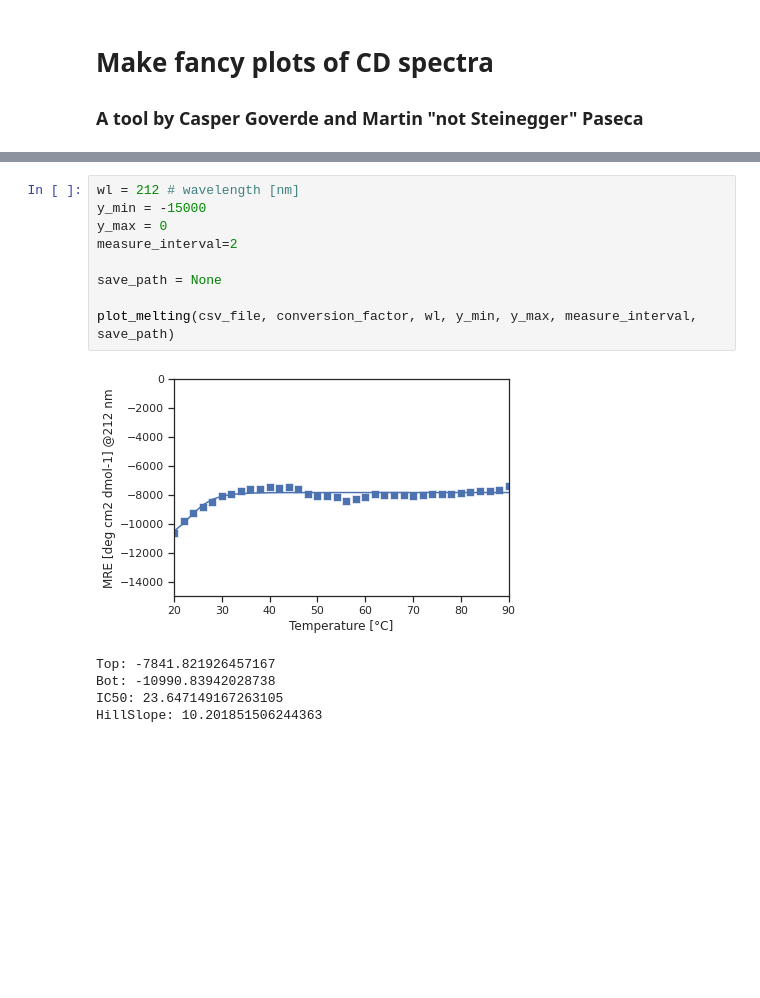
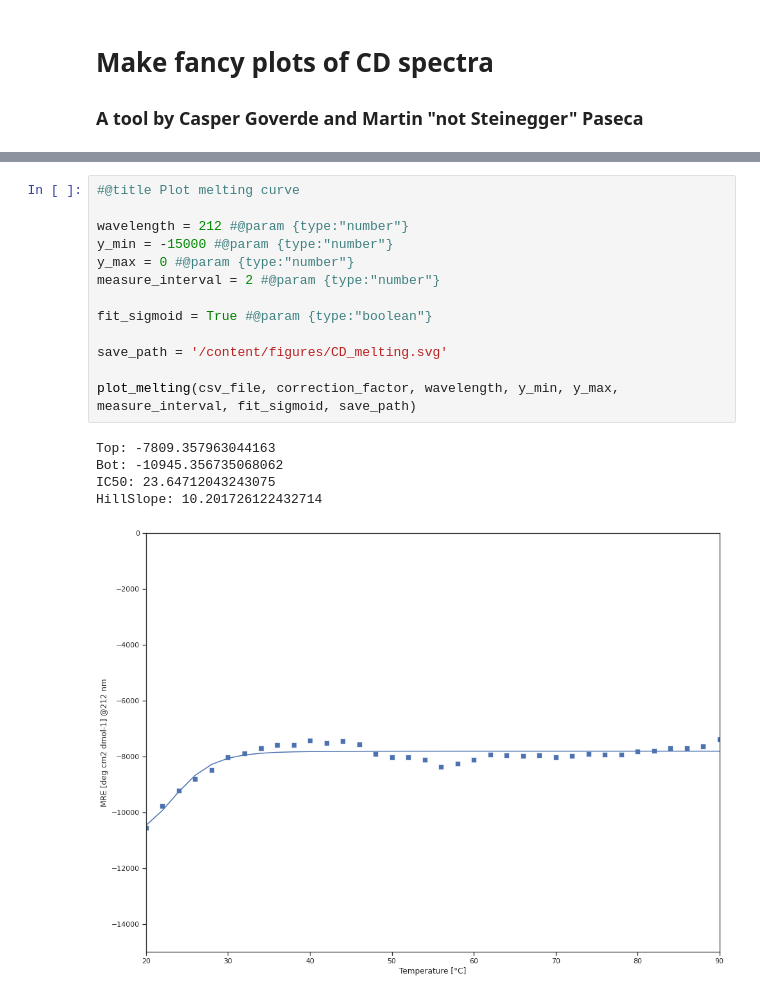
Before and after one commit to casperg92/CD_fancyplot, a Jupyter notebook: Plot_CD_spectra.ipynb, the cells around one changed output, grey strips where cells are left out. Cells and saved outputs as stored; diff of their text form; blank space fills up the shorter version.

```diff
--- a/Plot_CD_spectra.ipynb
+++ b/Plot_CD_spectra.ipynb
@@ -137,15 +183,19 @@ df = plot_CD(csv_file, conversion_factor, x_min, x_max, y_min, y_max,x_min_zoom,
-# %%
-wl = 212 # wavelength [nm]
-y_min = -15000
-y_max = 0
-measure_interval=2
-
-save_path = None
-
-plot_melting(csv_file, conversion_factor, wl, y_min, y_max, measure_interval, save_path)
-# %% [output]
-[figure, removed]
-Top: -7841.821926457167
-Bot: -10990.83942028738
-IC50: 23.647149167263105
-HillSlope: 10.201851506244363
+# %%
+#@title Plot melting curve
+
+wavelength = 212 #@param {type:"number"}
+y_min = -15000 #@param {type:"number"}
+y_max = 0 #@param {type:"number"}
+measure_interval = 2 #@param {type:"number"}
+
+fit_sigmoid = True #@param {type:"boolean"}
+
+save_path = '/content/figures/CD_melting.svg'
+
+plot_melting(csv_file, correction_factor, wavelength, y_min, y_max, measure_interval, fit_sigmoid, save_path)
+# %% [output]
+Top: -7809.357963044163
+Bot: -10945.356735068062
+IC50: 23.64712043243075
+HillSlope: 10.201726122432714
+[figure, added]
```
Also changed, not shown: parts of 5 cells of this notebook.
